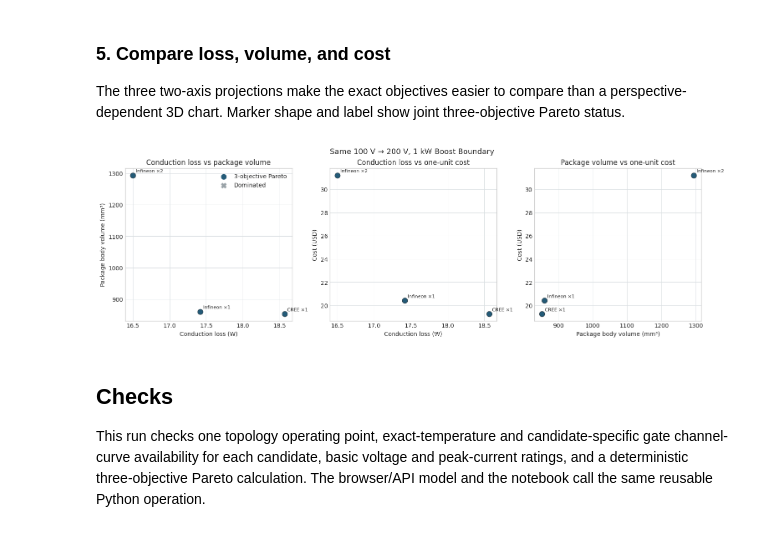
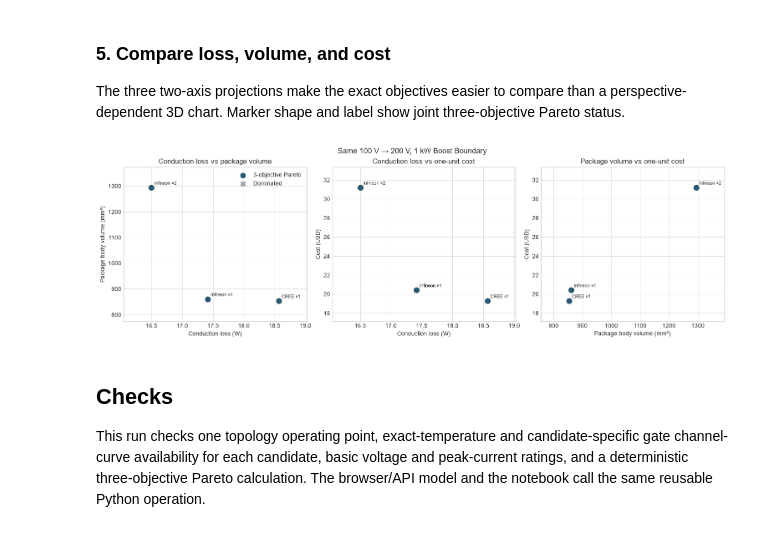
Before and after one commit to tinix84/transistordatabase, a Jupyter notebook: examples/topology_semiconductor_pareto.ipynb, the cells around one changed output. Drawn from its saved outputs; the diff is of its cells as text; code cells hidden in the pictures.

```diff
--- a/examples/topology_semiconductor_pareto.ipynb
+++ b/examples/topology_semiconductor_pareto.ipynb
@@ -332,34 +332,35 @@ views = [
     ("conduction_loss_w", "cost_usd", "Conduction loss vs one-unit cost", "Conduction loss (W)", "Cost (USD)"),
     ("volume_mm3", "cost_usd", "Package volume vs one-unit cost", "Package body volume (mm³)", "Cost (USD)"),
 ]
 
 for axis, (x_key, y_key, title, x_label, y_label) in zip(axes, views, strict=True):
     for row in rows:
         is_pareto = row["pareto"]
         axis.scatter(
             row[x_key],
             row[y_key],
             s=85,
             color="#245b78" if is_pareto else "#9aa3a8",
             marker="o" if is_pareto else "X",
             edgecolor="#24333b",
             linewidth=0.7,
             zorder=3,
         )
         short_label = row["label"].replace(" + CREE rectifier ×1", "")
         axis.annotate(short_label, (row[x_key], row[y_key]), xytext=(5, 5), textcoords="offset points", fontsize=8)
+    axis.margins(x=0.22, y=0.18)
     axis.set_title(title)
     axis.set_xlabel(x_label)
     axis.set_ylabel(y_label)
     axis.grid(True, color="#d9dfe2", linewidth=0.7)
 
 axes[0].scatter([], [], s=75, color="#245b78", marker="o", label="3-objective Pareto")
 axes[0].scatter([], [], s=75, color="#9aa3a8", marker="X", label="Dominated")
 axes[0].legend(frameon=False, loc="best")
 fig.suptitle("Same 100 V → 200 V, 1 kW Boost Boundary", fontsize=13)
 plt.show()
 # %% [output]
-[figure, old version]
+[figure, new version]
 # %% [markdown]
 ## Checks
 
```
Also changed, not shown: 13 other files.
